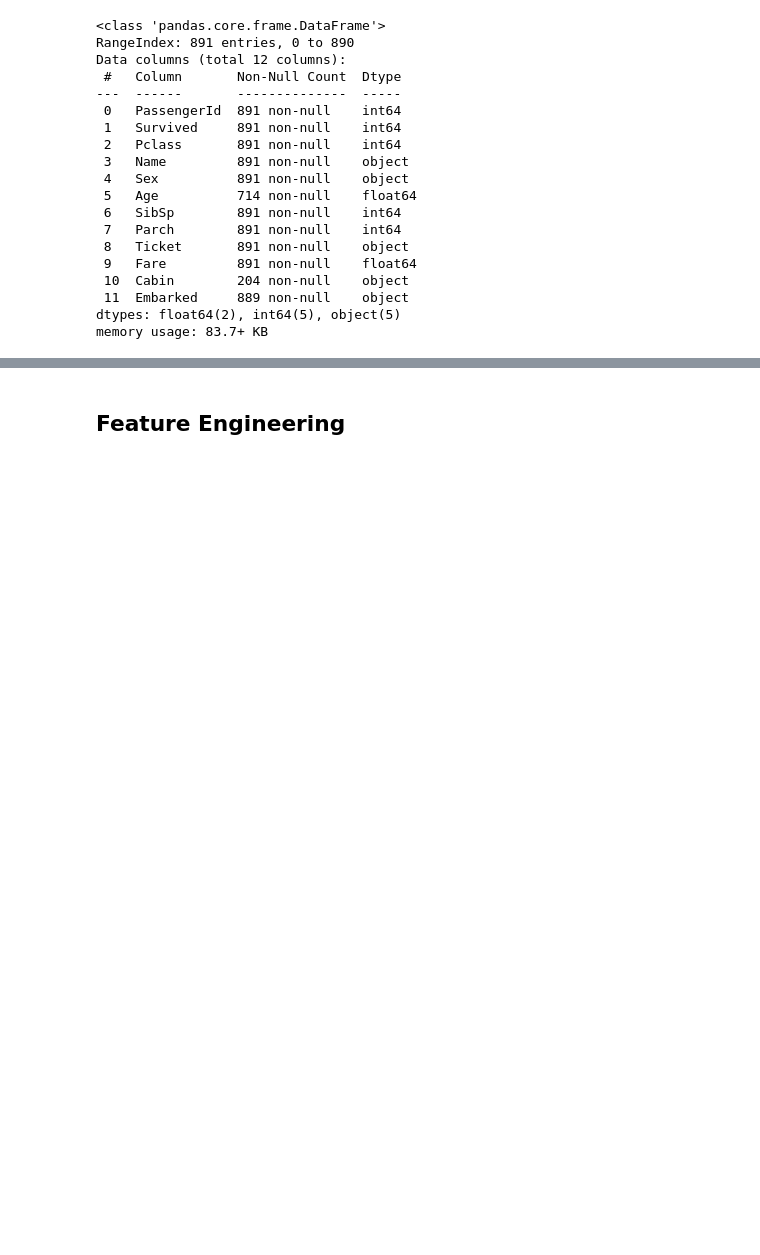
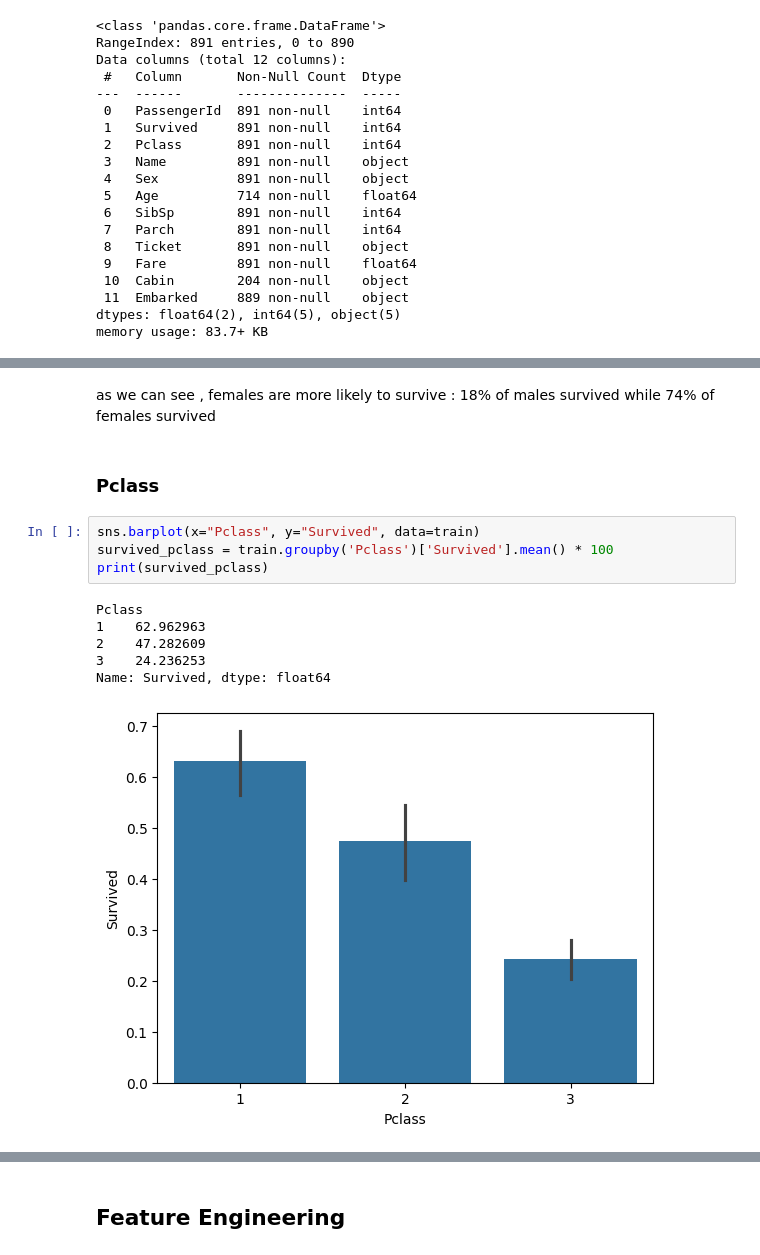
Before and after one commit to Chamiln17/Titanic_Disaster_Detection, a Jupyter notebook: Titanic.ipynb, the cells around one changed output, grey strips where cells are left out. Drawn from its saved outputs; the diff is of its cells as text; blank space fills up the shorter version.

```diff
--- a/Titanic.ipynb
+++ b/Titanic.ipynb
@@ -98,0 +117,15 @@ as we can see , the statistics show that the survival rate of the passengers in
+# %% [markdown]
+as we can see , females are more likely to survive : 18% of males survived while 74% of females survived
+# %% [markdown]
+### Pclass
+# %%
+sns.barplot(x="Pclass", y="Survived", data=train)
+survived_pclass = train.groupby('Pclass')['Survived'].mean() * 100
+print(survived_pclass)
+# %% [output]
+Pclass
+1    62.962963
+2    47.282609
+3    24.236253
+Name: Survived, dtype: float64
+[figure, added]
```
Also changed, not shown: parts of 22 cells of this notebook, 2 other files.
